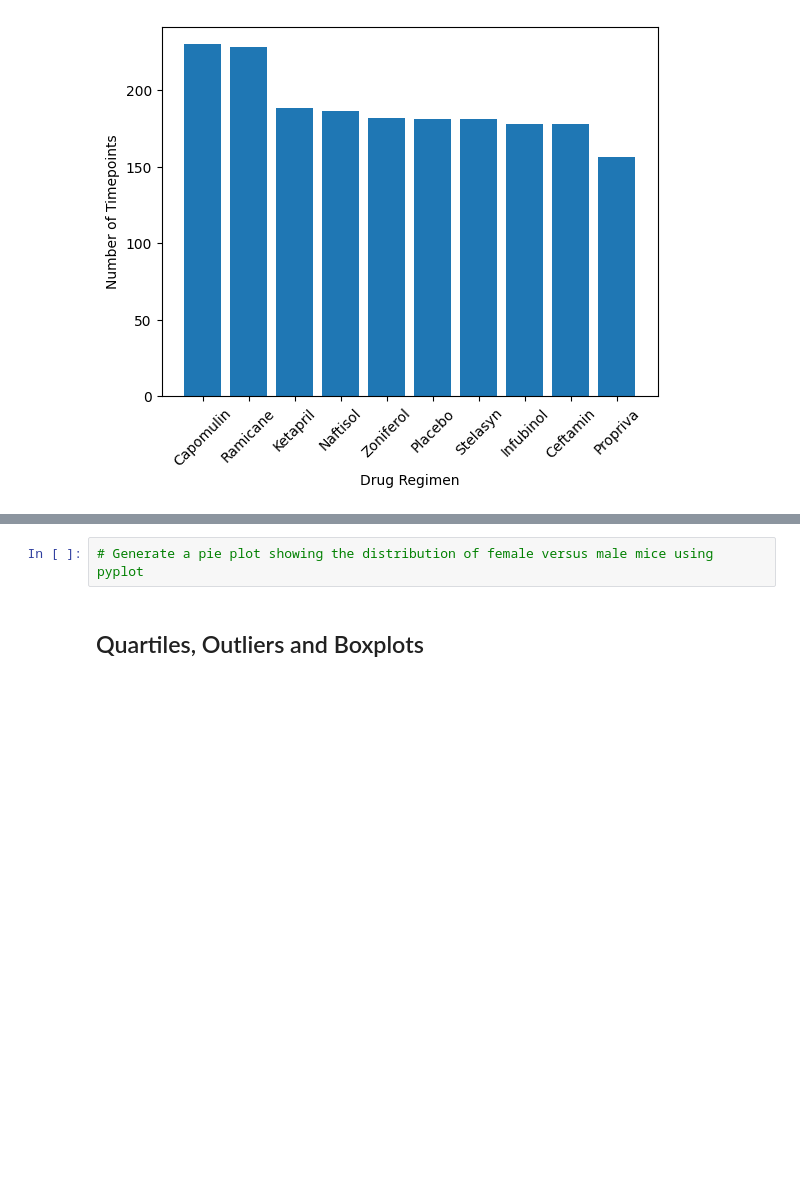
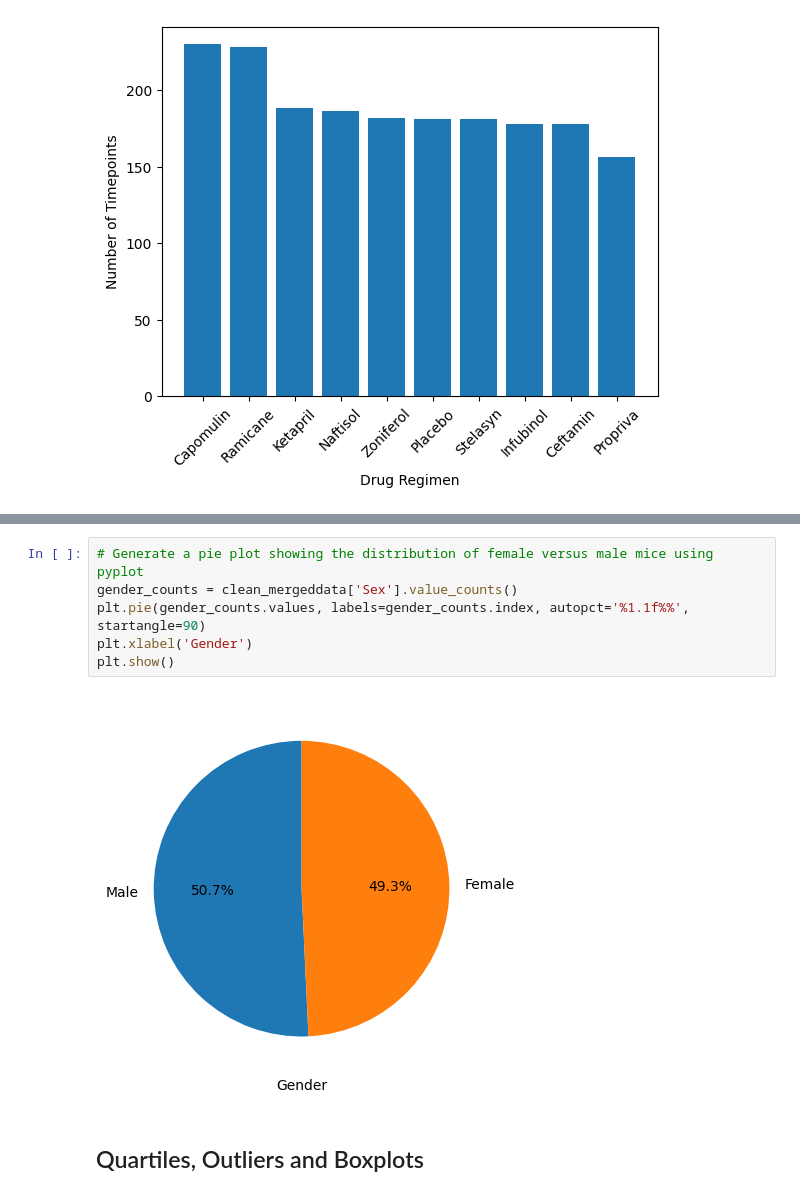
Before and after one commit to Sindu7/Matplotlib_Challenge, a Jupyter notebook: Pymaceuticals/pymaceuticals.ipynb, the cells around one changed output, grey strips where cells are left out. Cells and saved outputs as stored; diff of their text form; blank space fills up the shorter version.

```diff
--- a/Pymaceuticals/pymaceuticals.ipynb
+++ b/Pymaceuticals/pymaceuticals.ipynb
@@ -152,5 +166,11 @@ plt.show()
 # %%
 # Generate a pie plot showing the distribution of female versus male mice using pyplot
+gender_counts = clean_mergeddata['Sex'].value_counts()
+plt.pie(gender_counts.values, labels=gender_counts.index, autopct='%1.1f%%', startangle=90)
+plt.xlabel('Gender')
+plt.show()
+# %% [output]
+[figure, added]
 # %% [markdown]
 ## Quartiles, Outliers and Boxplots
 # %%
```
Also changed, not shown: parts of 9 cells of this notebook.
